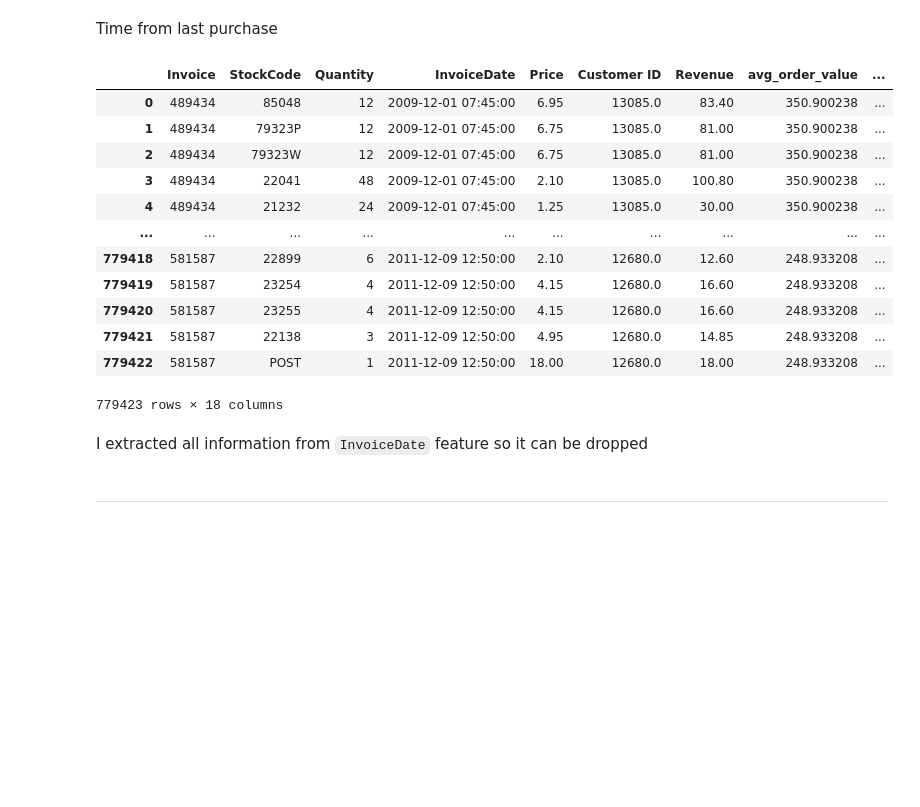
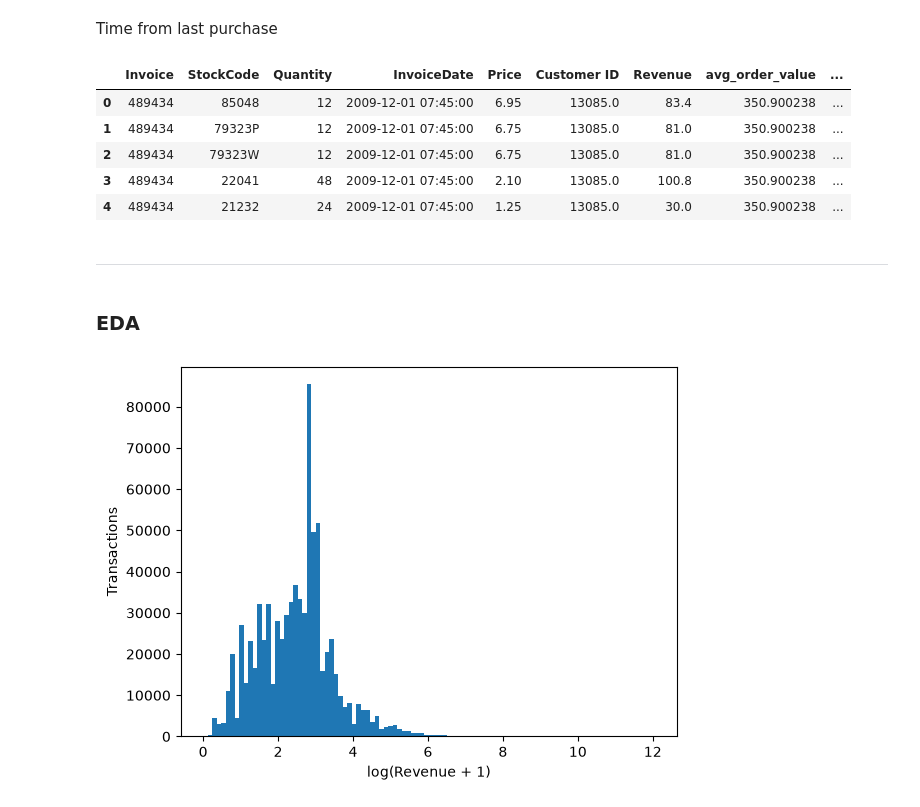
Before and after one commit to nick-st-coder/online-resail, a Jupyter notebook: notebooks/EDA.ipynb, the cells around one changed output. Saved outputs shown, nothing was run; the diff lists cells and outputs as text; code cells hidden in the pictures; blank space fills up the shorter version.

Commit message:
added: plots

```diff
--- a/notebooks/EDA.ipynb
+++ b/notebooks/EDA.ipynb
@@ -463,20 +463,11 @@ datetime_features = datetime_features.drop(
 # %%
 df = pd.merge(df, datetime_features, on='Customer ID')
 # %%
-df
+df.head(5)
 # %% [output]
 |  | Invoice | StockCode | Quantity | InvoiceDate | Price | Customer ID | Revenue | avg_order_value | ... |
-| 0 | 489434 | 85048 | 12 | 2009-12-01 07:45:00 | 6.95 | 13085.0 | 83.40 | 350.900238 | ... |
-| 1 | 489434 | 79323P | 12 | 2009-12-01 07:45:00 | 6.75 | 13085.0 | 81.00 | 350.900238 | ... |
-| 2 | 489434 | 79323W | 12 | 2009-12-01 07:45:00 | 6.75 | 13085.0 | 81.00 | 350.900238 | ... |
-| 3 | 489434 | 22041 | 48 | 2009-12-01 07:45:00 | 2.10 | 13085.0 | 100.80 | 350.900238 | ... |
-| 4 | 489434 | 21232 | 24 | 2009-12-01 07:45:00 | 1.25 | 13085.0 | 30.00 | 350.900238 | ... |
-| ... | ... | ... | ... | ... | ... | ... | ... | ... | ... |
-| 779418 | 581587 | 22899 | 6 | 2011-12-09 12:50:00 | 2.10 | 12680.0 | 12.60 | 248.933208 | ... |
-| 779419 | 581587 | 23254 | 4 | 2011-12-09 12:50:00 | 4.15 | 12680.0 | 16.60 | 248.933208 | ... |
-| 779420 | 581587 | 23255 | 4 | 2011-12-09 12:50:00 | 4.15 | 12680.0 | 16.60 | 248.933208 | ... |
-| 779421 | 581587 | 22138 | 3 | 2011-12-09 12:50:00 | 4.95 | 12680.0 | 14.85 | 248.933208 | ... |
-| 779422 | 581587 | POST | 1 | 2011-12-09 12:50:00 | 18.00 | 12680.0 | 18.00 | 248.933208 | ... |
+| 0 | 489434 | 85048 | 12 | 2009-12-01 07:45:00 | 6.95 | 13085.0 | 83.4 | 350.900238 | ... |
+| 1 | 489434 | 79323P | 12 | 2009-12-01 07:45:00 | 6.75 | 13085.0 | 81.0 | 350.900238 | ... |
+| 2 | 489434 | 79323W | 12 | 2009-12-01 07:45:00 | 6.75 | 13085.0 | 81.0 | 350.900238 | ... |
+| 3 | 489434 | 22041 | 48 | 2009-12-01 07:45:00 | 2.10 | 13085.0 | 100.8 | 350.900238 | ... |
+| 4 | 489434 | 21232 | 24 | 2009-12-01 07:45:00 | 1.25 | 13085.0 | 30.0 | 350.900238 | ... |
-779423 rows × 18 columns
-# %% [markdown]
-I extracted all information from `InvoiceDate` feature so it can be dropped
@@ -485,2 +474,11 @@ df = df.drop(columns=['InvoiceDate'])
 # %% [markdown]
 ---
+# %% [markdown]
+### EDA
+# %%
+plt.hist(np.log1p(df["Revenue"]), bins=100)
+plt.xlabel("log(Revenue + 1)")
+plt.ylabel("Transactions")
+plt.show()
+# %% [output]
+[figure, added]
```
Also changed, not shown: parts of 5 cells of this notebook.
